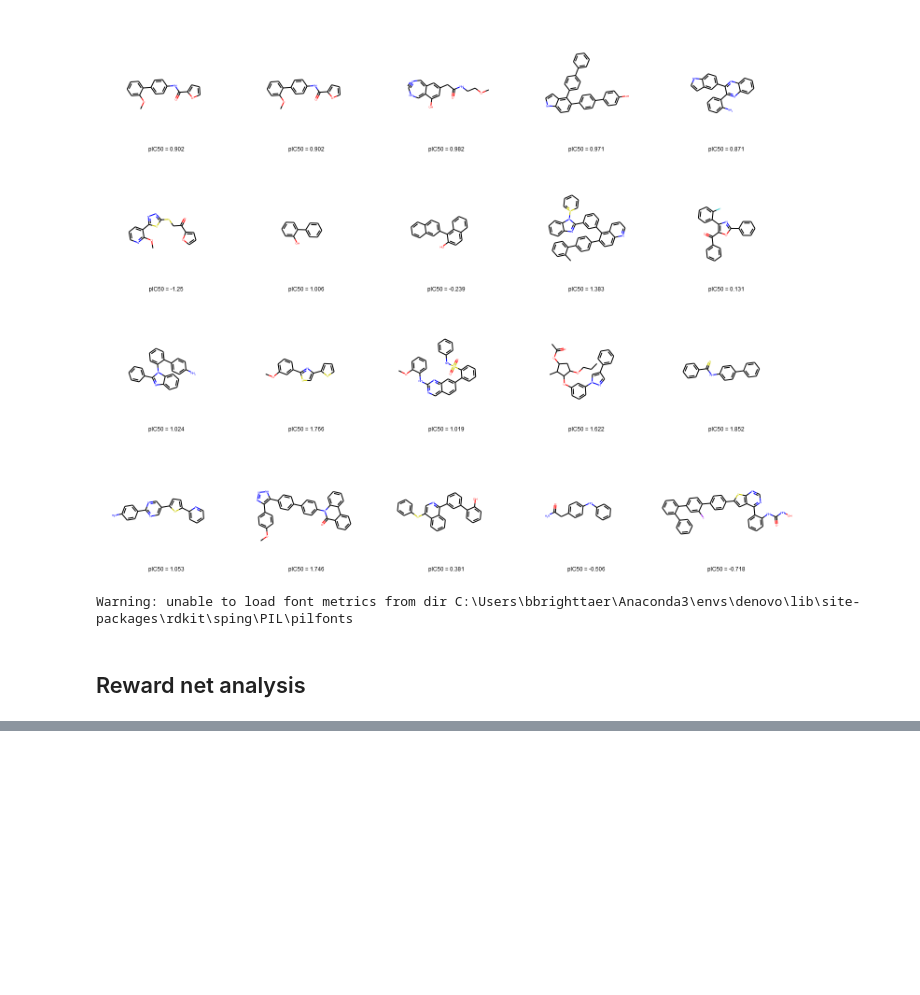
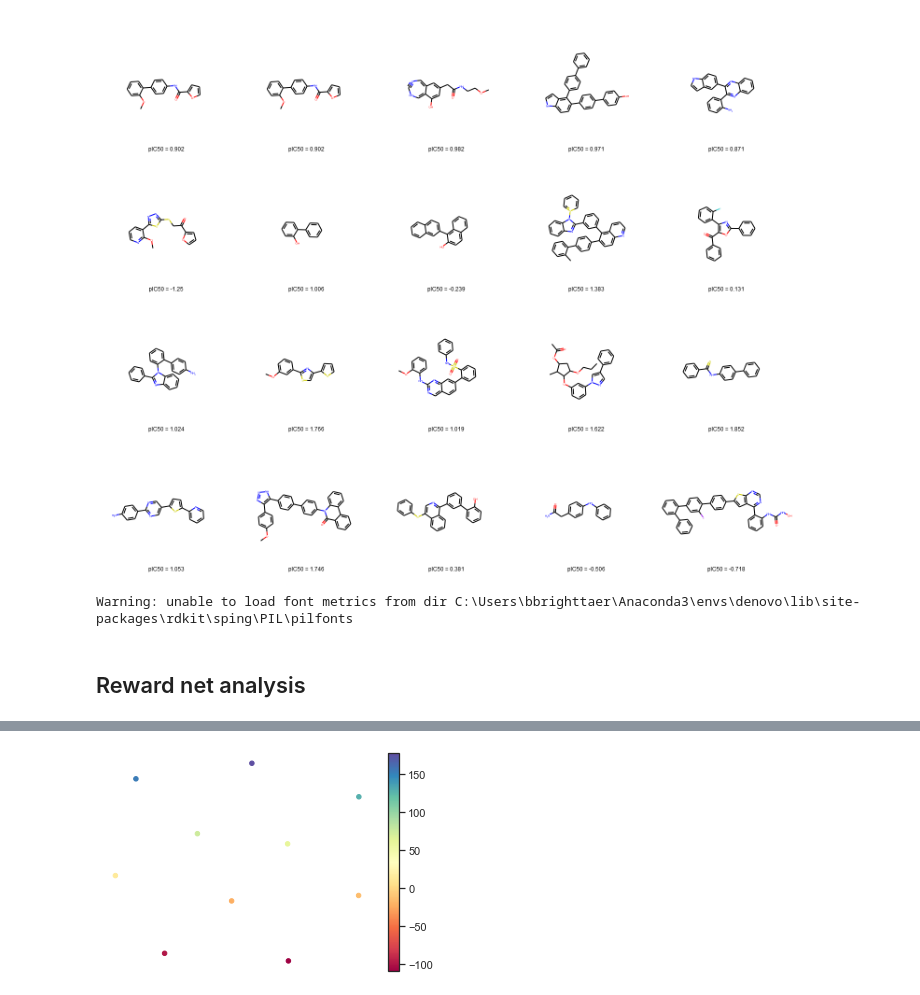
Before and after one commit to bbrighttaer/irelease, a Jupyter notebook: proj/notebooks/logp.ipynb, the cells around one changed output, grey strips where cells are left out. Drawn from its saved outputs; the diff is of its cells as text; code cells hidden in the pictures; blank space fills up the shorter version.

```diff
--- a/proj/notebooks/logp.ipynb
+++ b/proj/notebooks/logp.ipynb
@@ -307,3 +307,13 @@ plt.show()
+# %%
+sns.set_style("white")
+plt.rcParams['lines.markeredgewidth'] = 1
+points = plt.scatter(data['dim_1'], data['dim_2'], c=data['dim_2'], s=20, cmap="Spectral")
+plt.colorbar(points)
+sns.regplot("dim_1", "dim_2", data=data, scatter=False, color=".1", fit_reg=False)
+plt.axis('off')
+plt.show()
+# %% [output]
+[figure, added]
 # %%
 cm = plt.cm.get_cmap('RdYlBu')
 sc = plt.scatter(tsne_rep[:, 0], tsne_rep[:, 1], c=tsne_rep[:, 1], vmin=0, vmax=20, s=35, cmap=cm)
```
Also changed, not shown: parts of 11 cells of this notebook, 3 other files.
